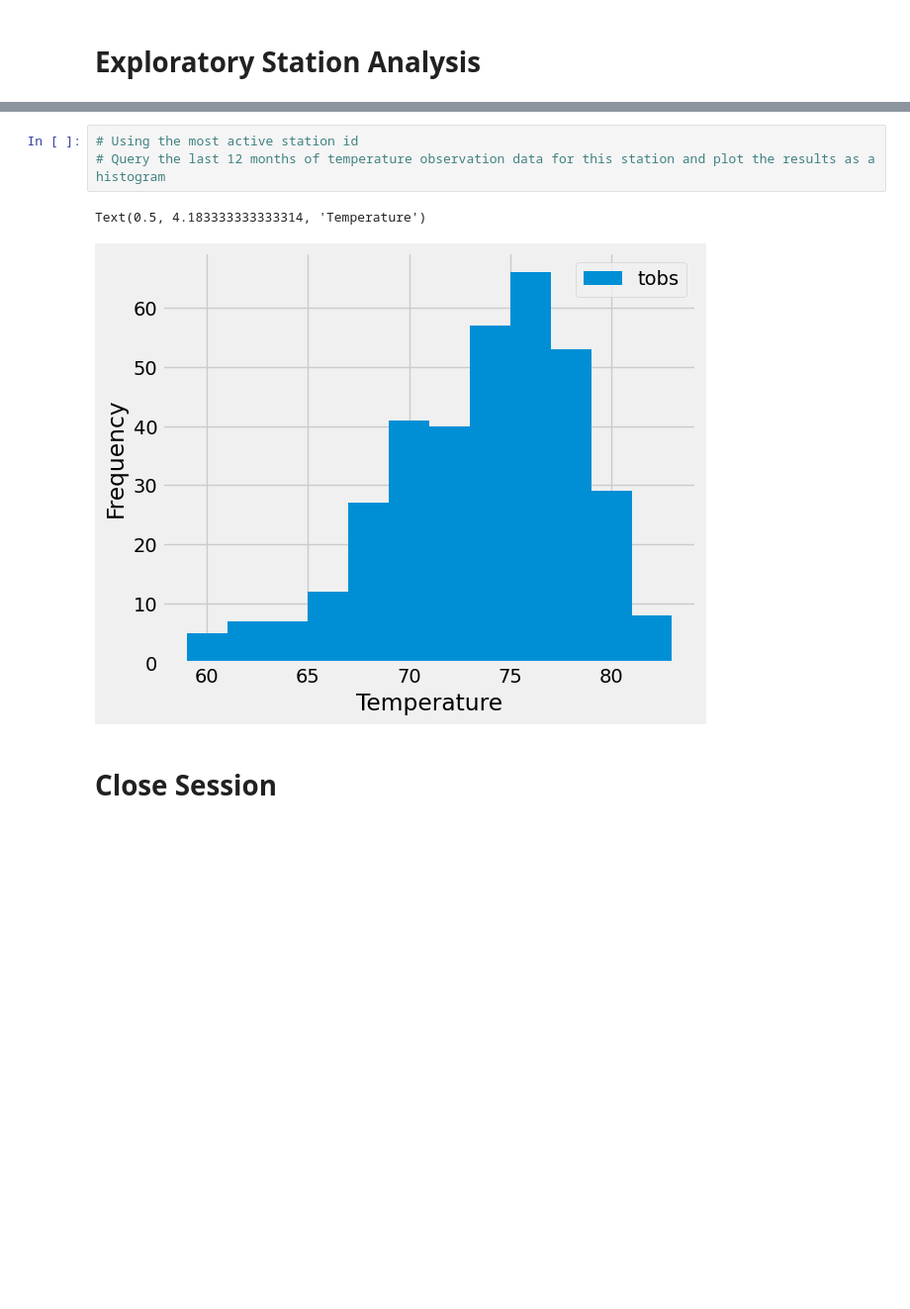
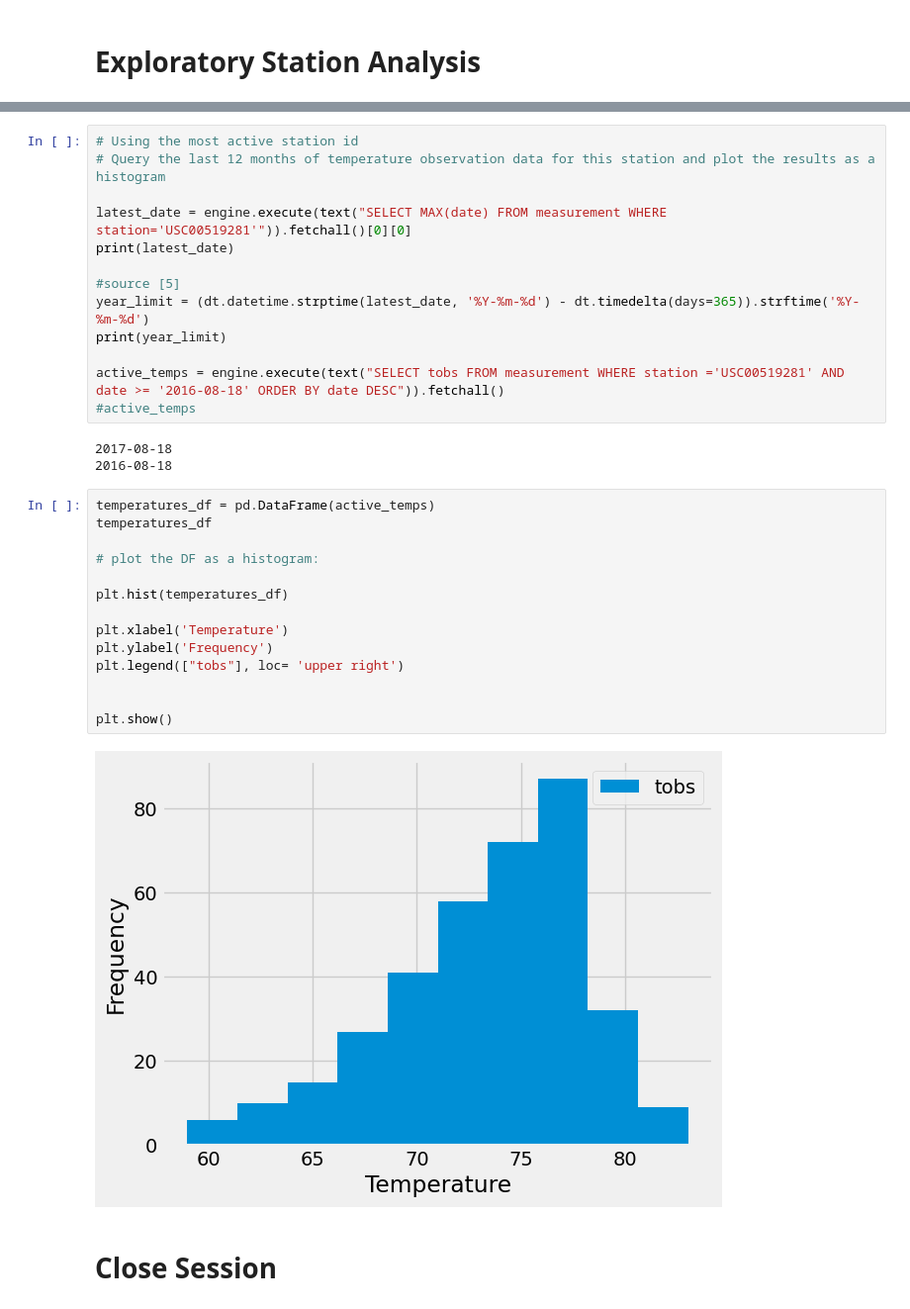
Before and after one commit to Evdawg/sqlalchemy-challenge, a Jupyter notebook: beach_day/climate_starter.ipynb, the cells around one changed output, grey strips where cells are left out. Shown: that part at 99% size. Cells and saved outputs as stored; diff of their text form; blank space fills up the shorter version.

Commit message:
6/7/2023: Completed station analysis. todo: Design the climate app.

```diff
--- a/beach_day/climate_starter.ipynb
+++ b/beach_day/climate_starter.ipynb
@@ -172,9 +187,35 @@ data_df.describe()
 # %%
 # Using the most active station id
 # Query the last 12 months of temperature observation data for this station and plot the results as a histogram
+
+latest_date = engine.execute(text("SELECT MAX(date) FROM measurement WHERE station='USC00519281'")).fetchall()[0][0]
+print(latest_date)
+
+#source [5]
+year_limit = (dt.datetime.strptime(latest_date, '%Y-%m-%d') - dt.timedelta(days=365)).strftime('%Y-%m-%d')
+print(year_limit)
+
+active_temps = engine.execute(text("SELECT tobs FROM measurement WHERE station ='USC00519281' AND date >= '2016-08-18' ORDER BY date DESC")).fetchall()
+#active_temps
 # %% [output]
-Text(0.5, 4.183333333333314, 'Temperature')
+2017-08-18
+2016-08-18
-[figure, removed]
+# %%
+temperatures_df = pd.DataFrame(active_temps)
+temperatures_df
+
+# plot the DF as a histogram:
+
+plt.hist(temperatures_df)
+
+plt.xlabel('Temperature')
+plt.ylabel('Frequency')
+plt.legend(["tobs"], loc= 'upper right')
+
+
+plt.show()
+# %% [output]
+[figure, added]
 # %% [markdown]
 # Close Session
 # %%
```
Also changed, not shown: parts of 5 cells of this notebook, 1 other file.
